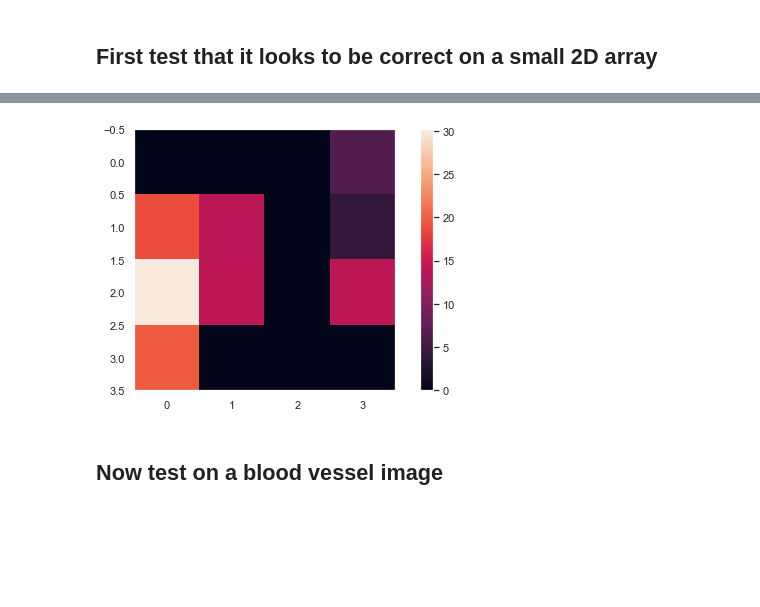
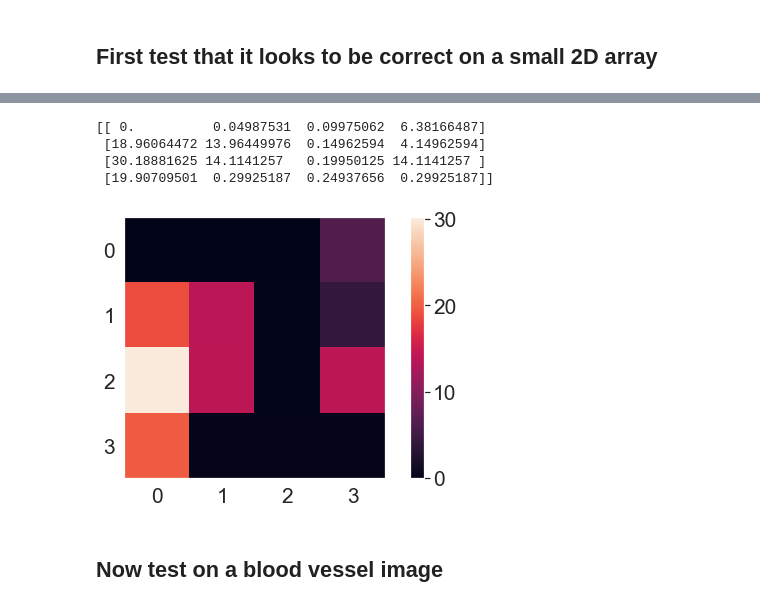
Before and after one commit to shmulvad/Caching-Strategies-for-Image-Processing, a Jupyter notebook: src/fmm.ipynb, the cells around one changed output, grey strips where cells are left out. Cells and saved outputs as stored; diff of their text form; code cells hidden in the pictures; blank space fills up the shorter version.

```diff
--- a/src/fmm.ipynb
+++ b/src/fmm.ipynb
@@ -49,10 +65,17 @@ morton = MortonOrder(picture=speed_arr)
 # %%
-plt.imshow((fmm(morton, (0,0)).to_numpy()))
+morton = MortonOrder(picture=speed_arr)
+fmm_morton, neighbors = fmm(morton, (0,0))
+print(fmm_morton)
+plt.imshow(fmm_morton.to_numpy())
 plt.colorbar()
 plt.grid()
 plt.show()
 # %% [output]
+[[ 0.          0.04987531  0.09975062  6.38166487]
+ [18.96064472 13.96449976  0.14962594  4.14962594]
+ [30.18881625 14.1141257   0.19950125 14.1141257 ]
+ [19.90709501  0.29925187  0.24937656  0.29925187]]
-[figure, old version]
+[figure, new version]
 # %% [markdown]
 ## Now test on a blood vessel image
 # %%
```
Also changed, not shown: parts of 21 cells of this notebook, 2 other files.
